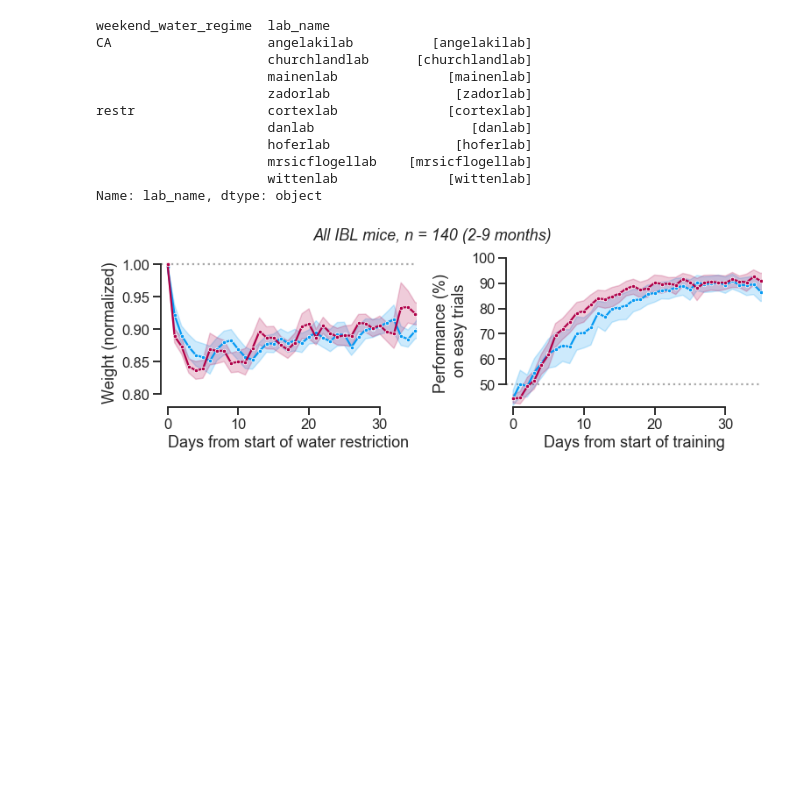
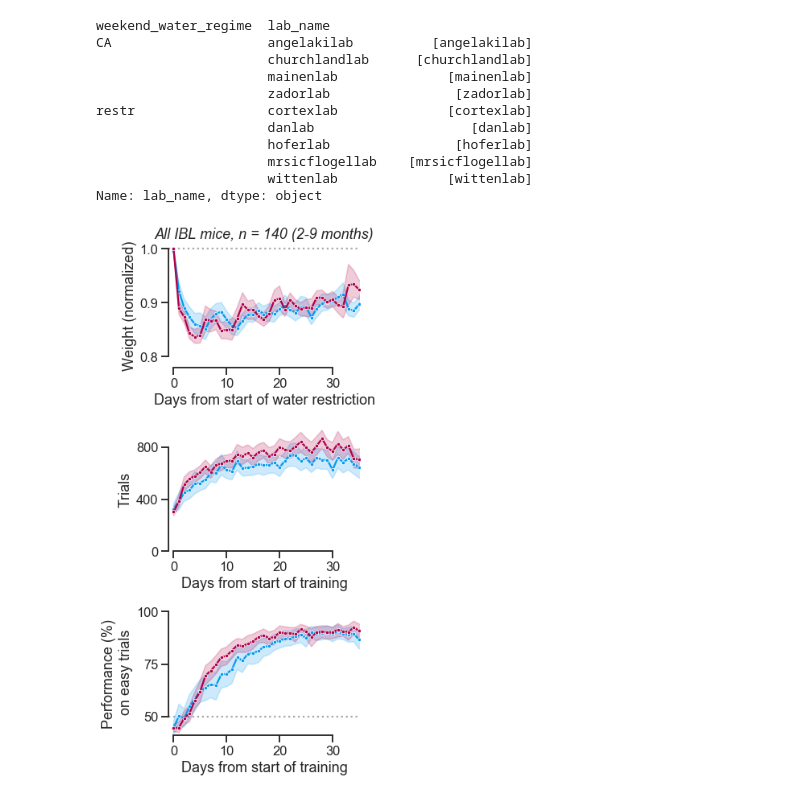
Before and after one commit to int-brain-lab/citricAcid, a Jupyter notebook: brainwidemap_mice.ipynb, the cells around one changed output. Drawn from its saved outputs; the diff is of its cells as text; code cells hidden in the pictures; blank space fills up the shorter version.

Commit message:
figure revisions after comments peter

```diff
--- a/brainwidemap_mice.ipynb
+++ b/brainwidemap_mice.ipynb
@@ -185,6 +187,7 @@ b = (behavioral_analyses.BehavioralSummaryByDate * subj)
 behav = b.fetch(order_by='subject_nickname, training_day',
                 format='frame').reset_index()
 behav['weekend_water_regime'] = behav['lab_name'].map(lab_watermap)
+behav.n_trials_date = behav.n_trials_date.astype(int) # make sure this can be plotted
 
 # make sure each mouse starts at 0
 for index, group in behav.groupby(['lab_name', 'subject_nickname']):
@@ -192,7 +195,6 @@ for index, group in behav.groupby(['lab_name', 'subject_nickname']):
         group.index)] = group['training_day'] - group['training_day'].min()
 behav['performance_easy'] = behav.performance_easy * 100
 
-
 behav.groupby(['weekend_water_regime'])['lab_name', 'subject_nickname'].nunique()
 # %% [output]
 A value is trying to be set on a copy of a slice from a DataFrame
@@ -220,29 +222,36 @@ Name: lab_name, dtype: object
 # %%
 ## NOW PLOT
 condition_order = [ "restr", "CA"]
 palette = sns.xkcd_palette(['azure', 'raspberry'])
-f, ax = plt.subplots(ncols=2, nrows=1, figsize=[11, 4])
+f, ax = plt.subplots(ncols=1, nrows=3, figsize=[5, 10])
+
+# 1. weight
 sns.lineplot(data=df, x='day_restr', y='norm_weight', hue='weekend_water_regime',
                  palette=palette, hue_order=condition_order, ax=ax[0], legend=False,
                 err_style='band', marker='.')
-ax[0].set_xlim([-1, 35.2]) # how many days to show?
-ax[0].set_ylim([0.78, 1.01])
 ax[0].axhline(y=1, color='darkgrey', linestyle=':', zorder=-100)
-ax[0].set(xlabel='Days from start of water restriction', ylabel="Weight (normalized)")
+ax[0].set(xlim=[-1, 35.2], ylim=[0.78, 1.01], yticks=[0.8, 0.9, 1],
+          xlabel='Days from start of water restriction', ylabel="Weight (normalized)")
 
-sns.lineplot(data=behav, x='training_day', y='performance_easy', hue='weekend_water_regime',
+# 2. trials
+sns.lineplot(data=behav, x='training_day', y='n_trials_date', hue='weekend_water_regime',
                  palette=palette, hue_order=condition_order, ax=ax[1], legend=False,
                 err_style='band', marker='.')
-ax[1].set_xlim(ax[0].get_xlim())
-ax[1].set_ylim([41, 100])
-ax[1].axhline(y=50, color='darkgrey', linestyle=':', zorder=-100)
+ax[1].set(xlim=ax[0].get_xlim(), yticks=[0, 400, 800], ylim=[0, 950],
+          xlabel='Days from start of training', ylabel="Trials")
 
-ax[1].axhline(y=1, color='darkgrey', linestyle=':', zorder=-100)
-ax[1].set(xlabel='Days from start of training', ylabel="Performance (%)\n on easy trials")
+# 3. performance
+sns.lineplot(data=behav, x='training_day', y='performance_easy', hue='weekend_water_regime',
+                 palette=palette, hue_order=condition_order, ax=ax[2], legend=False,
+                err_style='band', marker='.')
+ax[2].axhline(y=50, color='darkgrey', linestyle=':', zorder=-100)
+ax[2].set(xlim=ax[0].get_xlim(), ylim=[41, 100], yticks=[50, 75, 100],
+          xlabel='Days from start of training', ylabel="Performance (%)\n on easy trials")
 
-f.suptitle('All IBL mice, n = %d (2-9 months)'%behav.subject_uuid.nunique(), fontsize=18, fontstyle='italic')
+ax[0].set_title('All IBL mice, n = %d (2-9 months)'%behav.subject_uuid.nunique(), fontsize=18, fontstyle='italic')
 sns.despine(trim=True)
-f.tight_layout(rect=[0, 0.03, 1, 0.95])
+#f.tight_layout(rect=[0, 0.03, 1, 0.95])
+f.tight_layout()
 f.savefig(os.path.join(figpath, "ibl_learningcurves.pdf"))
 # %% [output]
-[figure, old version]
+[figure, new version]
```
Also changed, not shown: parts of 1 cell of this notebook, 21 other files.
